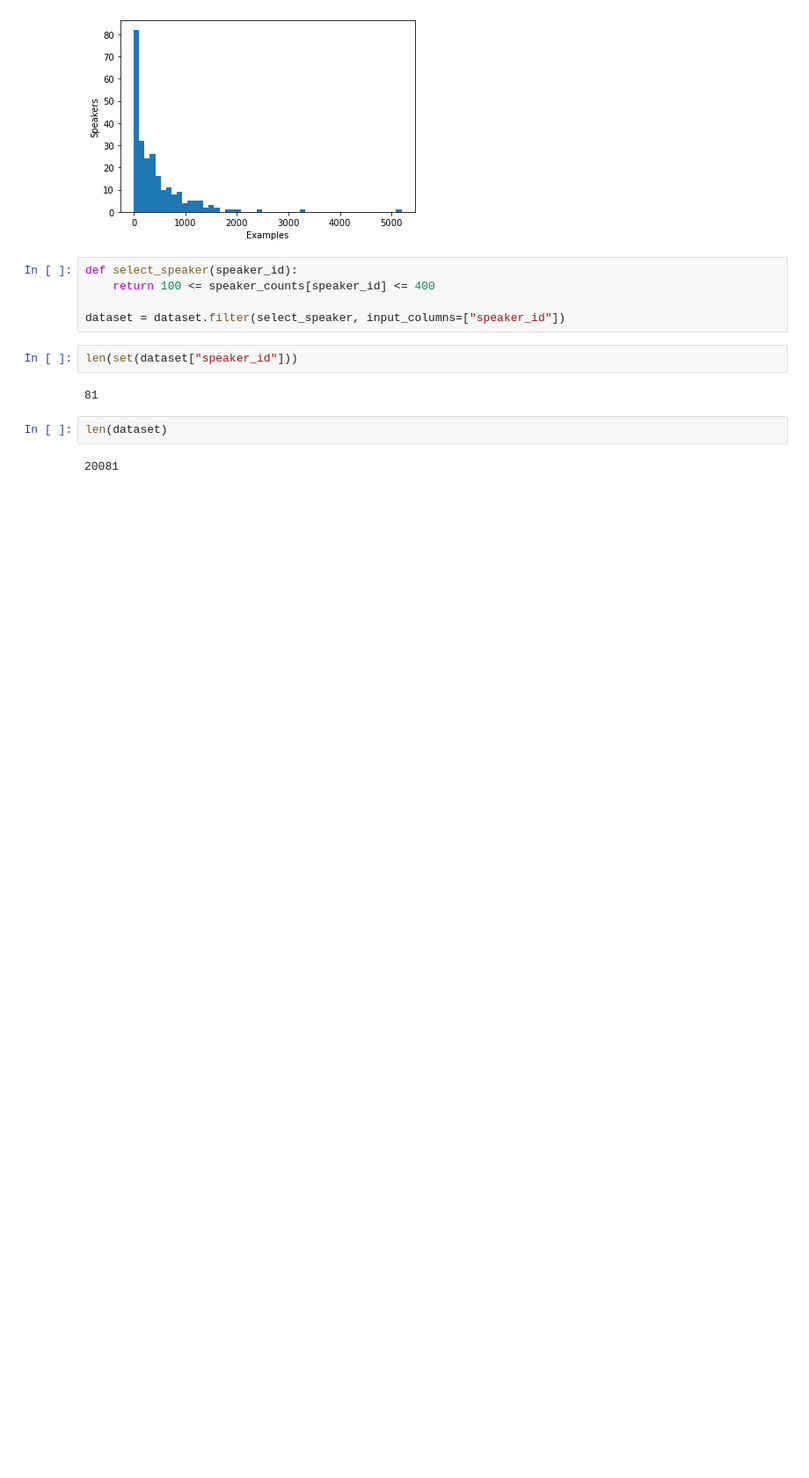
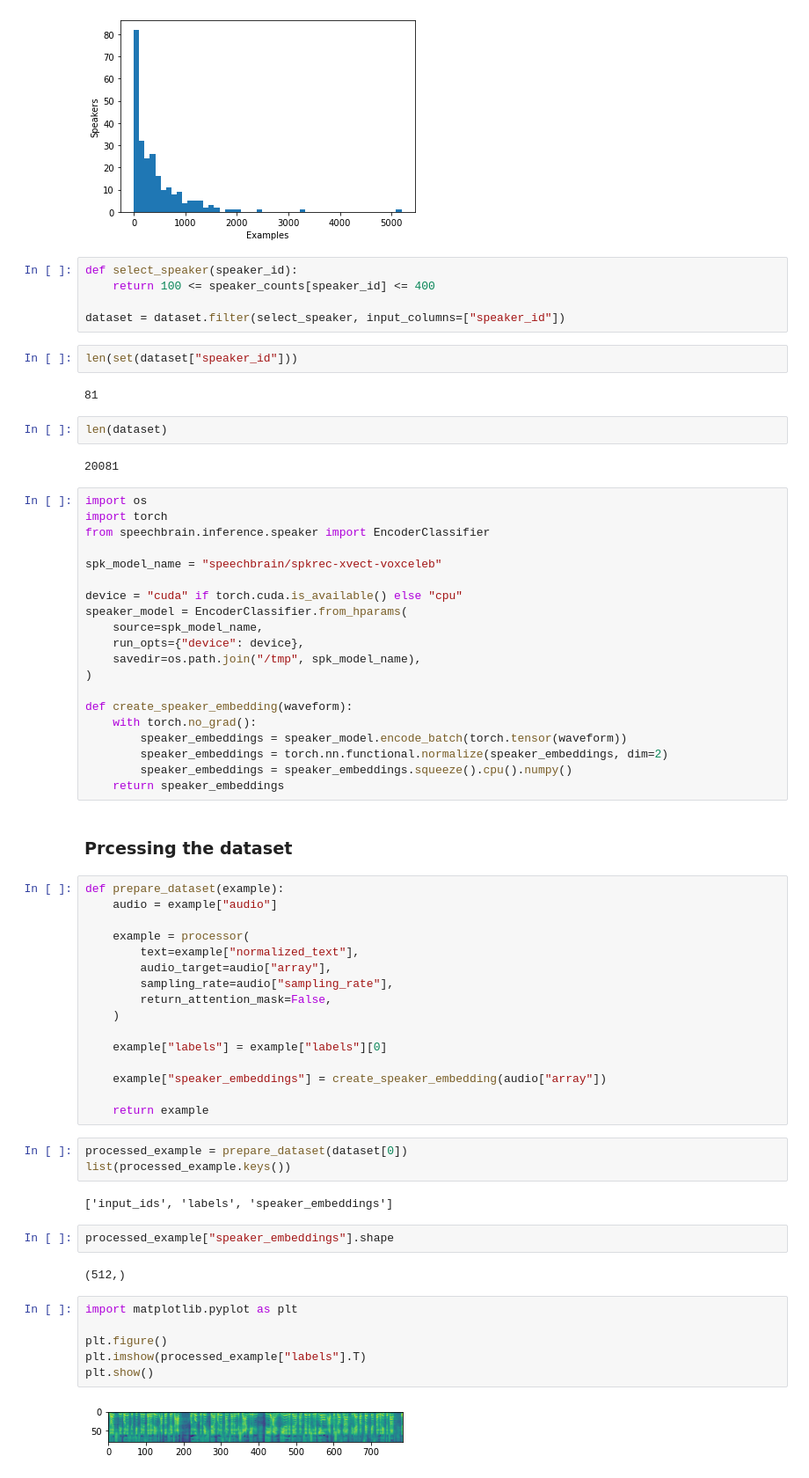
Before and after one commit to BanSangSu/Hugging_Face_Audio_Course, a Jupyter notebook: Unit6-text_to_speech/unit6_practice.ipynb, the cells around one changed output. Shown at 88% size. Cells and saved outputs as stored; diff of their text form; blank space fills up the shorter version.

```diff
--- a/Unit6-text_to_speech/unit6_practice.ipynb
+++ b/Unit6-text_to_speech/unit6_practice.ipynb
@@ -691,3 +691,58 @@ len(set(dataset["speaker_id"]))
 len(dataset)
 # %% [output]
 20081
+# %%
+import os
+import torch
+from speechbrain.inference.speaker import EncoderClassifier
+
+spk_model_name = "speechbrain/spkrec-xvect-voxceleb"
+
+device = "cuda" if torch.cuda.is_available() else "cpu"
+speaker_model = EncoderClassifier.from_hparams(
+    source=spk_model_name,
+    run_opts={"device": device},
+    savedir=os.path.join("/tmp", spk_model_name),
+)
+
+def create_speaker_embedding(waveform):
+    with torch.no_grad():
+        speaker_embeddings = speaker_model.encode_batch(torch.tensor(waveform))
+        speaker_embeddings = torch.nn.functional.normalize(speaker_embeddings, dim=2)
+        speaker_embeddings = speaker_embeddings.squeeze().cpu().numpy()
+    return speaker_embeddings
+# %% [markdown]
+### Prcessing the dataset
+# %%
+def prepare_dataset(example):
+    audio = example["audio"]
+
+    example = processor(
+        text=example["normalized_text"],
+        audio_target=audio["array"],
+        sampling_rate=audio["sampling_rate"],
+        return_attention_mask=False,
+    )
+
+    example["labels"] = example["labels"][0]
+
+    example["speaker_embeddings"] = create_speaker_embedding(audio["array"])
+
+    return example
+# %%
+processed_example = prepare_dataset(dataset[0])
+list(processed_example.keys())
+# %% [output]
+['input_ids', 'labels', 'speaker_embeddings']
+# %%
+processed_example["speaker_embeddings"].shape
+# %% [output]
+(512,)
+# %%
+import matplotlib.pyplot as plt
+
+plt.figure()
+plt.imshow(processed_example["labels"].T)
+plt.show()
+# %% [output]
+[figure, added]
```
Also changed, not shown: parts of 7 cells of this notebook.
